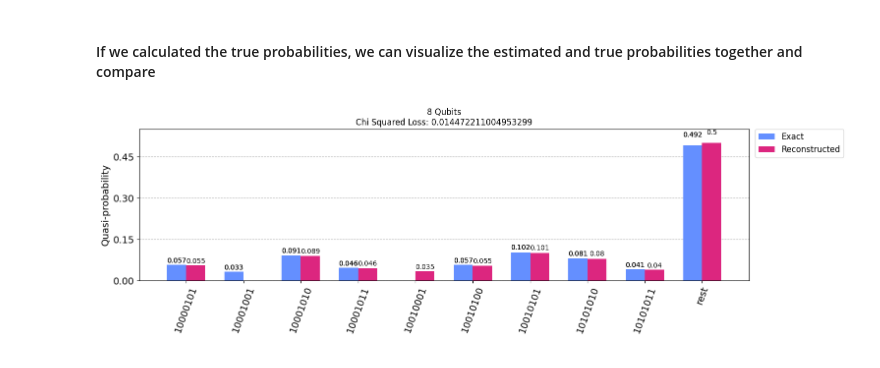
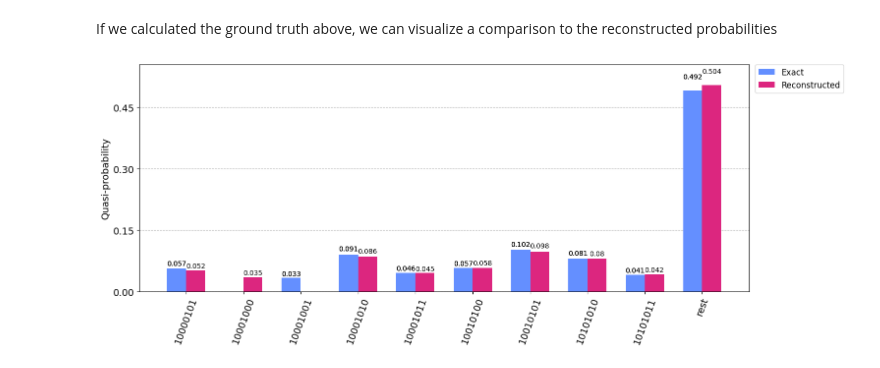
Before and after one commit to Qiskit/qiskit-addon-cutting, a Jupyter notebook: docs/circuit_cutting/tutorials/tutorial_3_circuit_cutting_with_quantum_serverless.ipynb, the cells around one changed output. Saved outputs shown, nothing was run; the diff lists cells and outputs as text; code cells hidden in the pictures.

Commit message:
Add quantum_serverless tutorial for circuit cutting

```diff
--- a/docs/circuit_cutting/tutorials/tutorial_3_circuit_cutting_with_quantum_serverless.ipynb
+++ b/docs/circuit_cutting/tutorials/tutorial_3_circuit_cutting_with_quantum_serverless.ipynb
@@ -72,14 +92,13 @@ serverless.providers()
 # %%
-# serverless.set_provider("azure")
+from circuit_knitting_toolbox.circuit_cutting.wire_cutting import cut_circuit_wires
+
 with serverless:
-    # Get a future object
     cuts_future = cut_circuit_wires(
         circuit=circuit,
         method="automatic",
-        max_subcircuit_width=6,
+        max_subcircuit_width=5,
         max_cuts=2,
         num_subcircuits=[2],
     )
-    # Collect the results of the remote cutting function
     cuts = get(cuts_future)
 # %% [output]
@@ -141,12 +214,12 @@ with serverless:
 # %%
 %%capture
+from circuit_knitting_toolbox.circuit_cutting.wire_cutting import (
+    reconstruct_full_distribution,
+)
 
-# serverless.set_provider("aws")
+
 with serverless:
-    # Get a future object
     reconstructed_probabilities_future = reconstruct_full_distribution(
-        circuit, subcircuit_instance_probabilities, cuts, num_threads=8
+        circuit, subcircuit_instance_probabilities, cuts
     )
-
-    # Collect the results of the remote evaluate function
     reconstructed_probabilities = get(reconstructed_probabilities_future)
@@ -155,3 +238,2 @@ with serverless:
 # %%
-metrics, true_probabilities = verify(circuit, reconstructed_probabilities)
-metrics
+metrics, exact_probabilities = cutter.verify(reconstructed_probabilities)
@@ -169,33 +255,35 @@ metrics
 # %% [markdown]
-#### If we calculated the true probabilities, we can visualize the estimated and true probabilities together and compare
+If we calculated the ground truth above, we can visualize a comparison to the reconstructed probabilities
 # %%
+from qiskit.visualization import plot_histogram
 from qiskit.result import ProbDistribution
-from qiskit.visualization import plot_histogram
 
-# Get the estimated distribution
+# Create a dict for the reconstructed distribution
 reconstructed_distribution = {
     i: prob for i, prob in enumerate(reconstructed_probabilities)
 }
 
-# Get the true distribution
-true_distribution = {i: prob for i, prob in enumerate(true_probabilities)}
-
-true_dict_bitstring = ProbDistribution(data=true_distribution).binary_probabilities(
-    num_bits=num_qubits
-)
+# Represent states as bitstrings (instead of ints)
 reconstructed_dict_bitstring = ProbDistribution(
     data=reconstructed_distribution
 ).binary_probabilities(num_bits=num_qubits)
 
+
+# Create the ground truth distribution dict
+exact_distribution = {i: prob for i, prob in enumerate(exact_probabilities)}
+
+# Represent states as bitstrings (instead of ints)
+exact_dict_bitstring = ProbDistribution(data=exact_distribution).binary_probabilities(
+    num_bits=num_qubits
+)
+
+# plot a histogram of the distributions
 plot_histogram(
-    [true_dict_bitstring, reconstructed_dict_bitstring],
+    [exact_dict_bitstring, reconstructed_dict_bitstring],
     number_to_keep=8,
-    figsize=(16, 4),
+    figsize=(16, 6),
     sort="asc",
     legend=["Exact", "Reconstructed"],
-    title="{} Qubits\nChi Squared Loss: {}".format(
-        num_qubits, metrics["nearest"]["chi2"]
-    ),
 )
 # %% [output]
-[figure, old version]
+[figure, new version]
```
Also changed, not shown: parts of 39 cells of this notebook, 2 other files.
